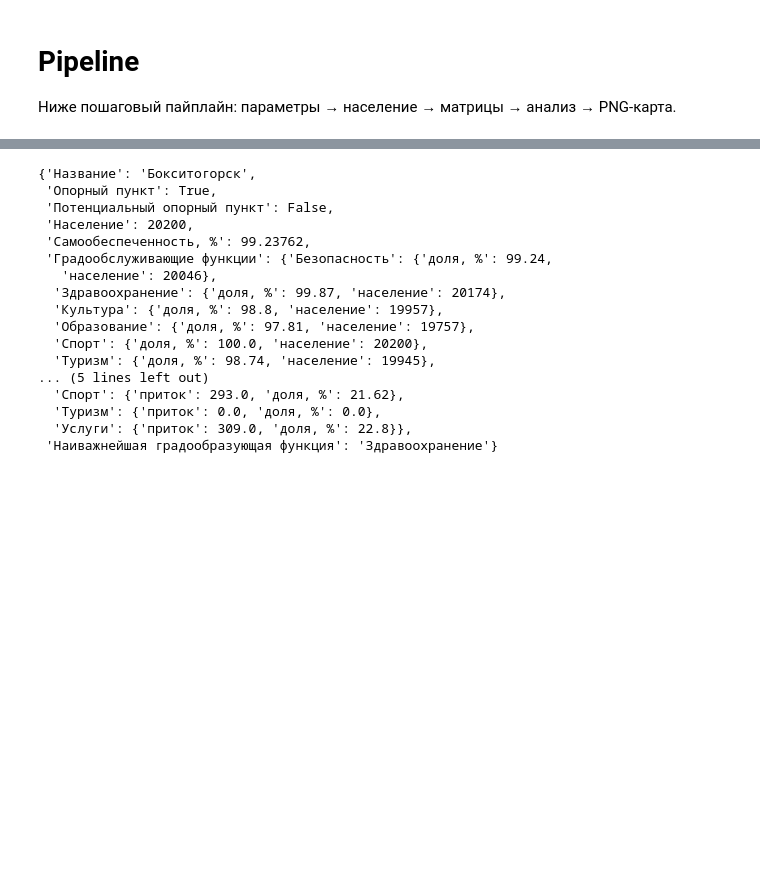
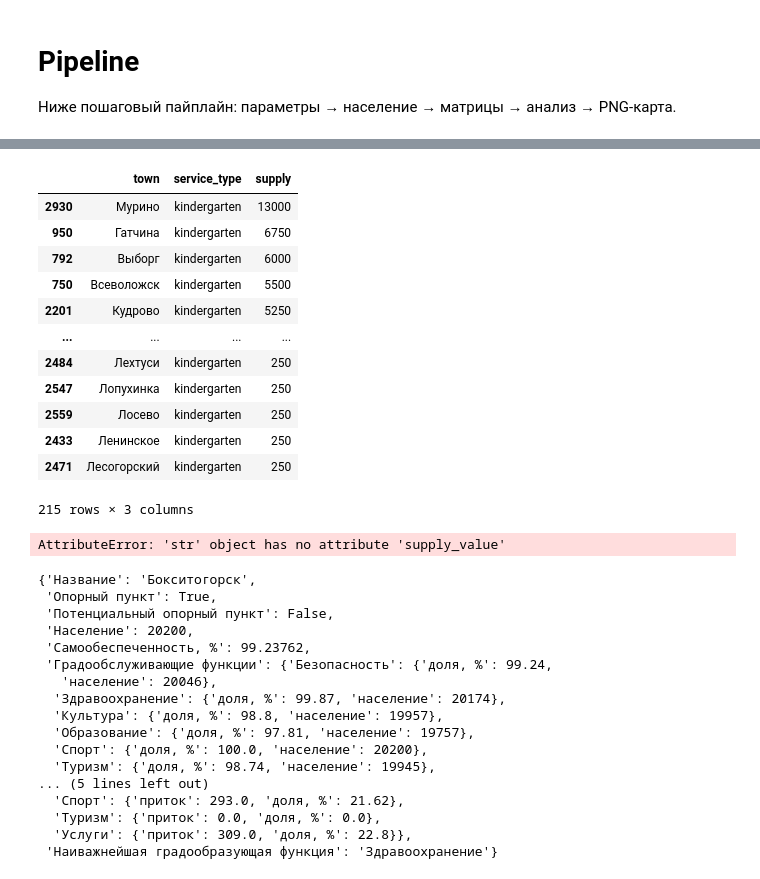
Before and after one commit to romanroff/changer-migration-model, a Jupyter notebook: pipeline.ipynb, the cells around one changed output, grey strips where cells are left out. Drawn from its saved outputs; the diff is of its cells as text; code cells hidden in the pictures; blank space fills up the shorter version.

```diff
--- a/pipeline.ipynb
+++ b/pipeline.ipynb
@@ -12,3 +93,30 @@ from changer_migration.model import MigrationFlowModel
+# %%
+services_df = services.groupby(['town', 'service_type'])['capacity']\
+          .sum()\
+          .reset_index()\
+          .sort_values('capacity', ascending=False)
+
+services_df.rename(columns={'capacity': 'supply'}, inplace=True)
+# %%
+services_df[services_df['service_type'] == 'kindergarten']
+# %% [output]
+|  | town | service_type | supply |
+| 2930 | Мурино | kindergarten | 13000 |
+| 950 | Гатчина | kindergarten | 6750 |
+| 792 | Выборг | kindergarten | 6000 |
+| 750 | Всеволожск | kindergarten | 5500 |
+| 2201 | Кудрово | kindergarten | 5250 |
+| ... | ... | ... | ... |
+| 2484 | Лехтуси | kindergarten | 250 |
+| 2547 | Лопухинка | kindergarten | 250 |
+| 2559 | Лосево | kindergarten | 250 |
+| 2433 | Ленинское | kindergarten | 250 |
+| 2471 | Лесогорский | kindergarten | 250 |
+215 rows × 3 columns
+# %%
+provisionModel.calculate(services_df[services_df['service_type'] == 'kindergarten'], service_type='kindergarten')
+# %% [output]
+AttributeError: 'str' object has no attribute 'supply_value'
 # %%
 UPDATED = True  # если True — использовать новое население
 
```
Also changed, not shown: parts of 9 cells of this notebook, 6 other files.
